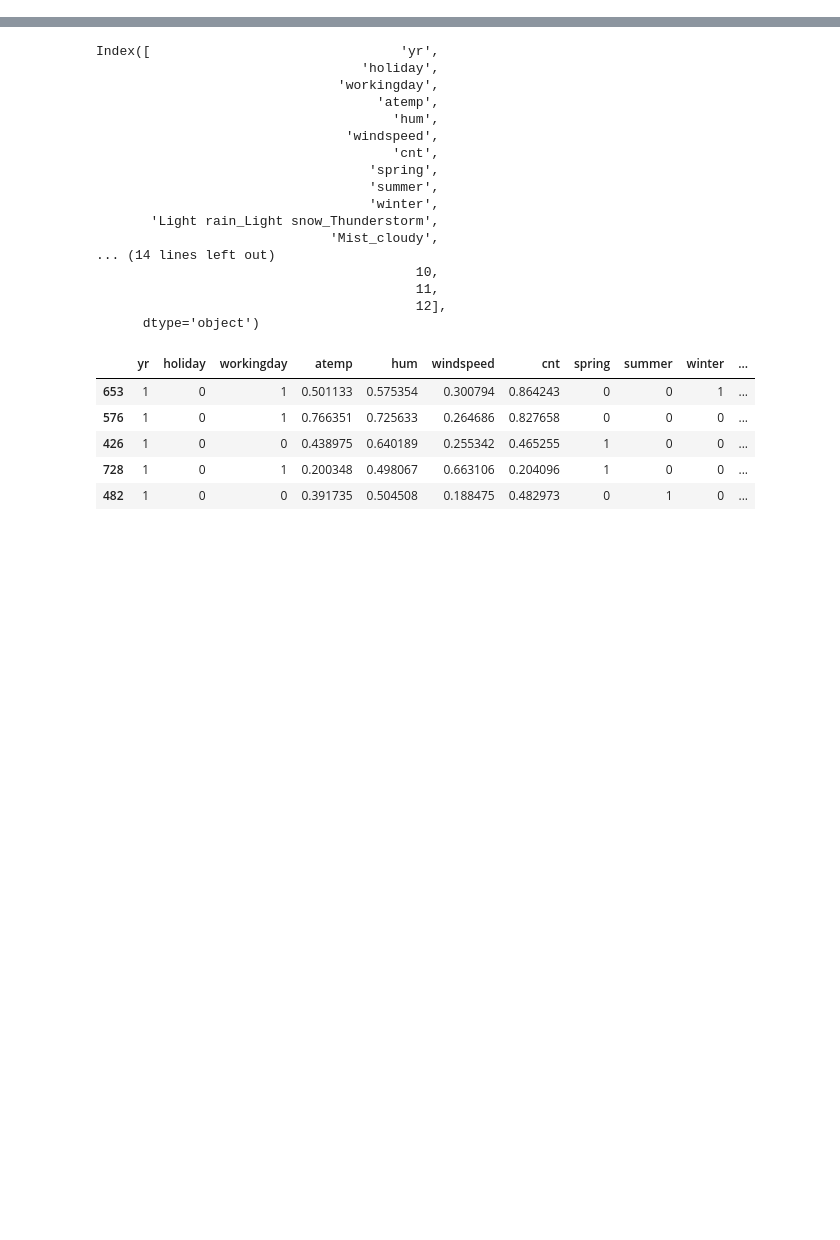
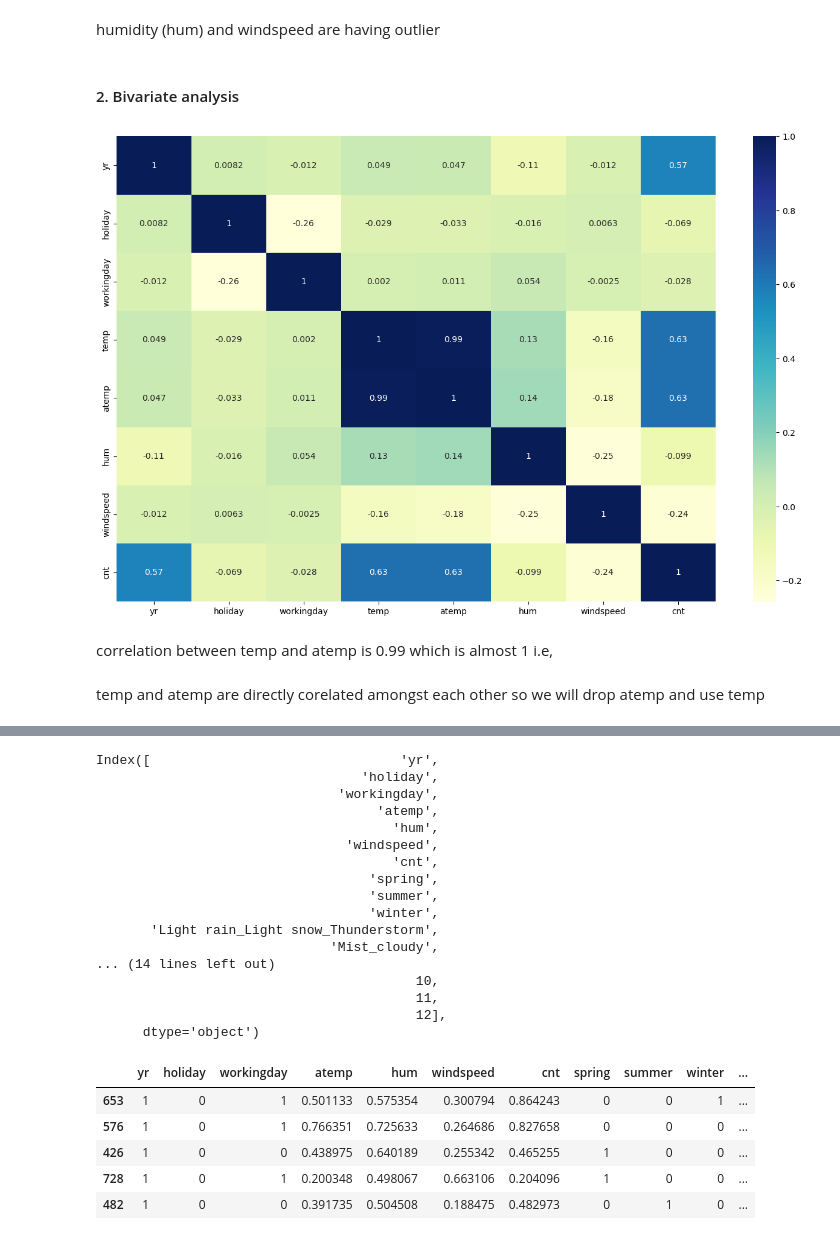
Before and after one commit to rubi-bakshi/Book-Bike-sharing-Analysis, a Jupyter notebook: Bike Assignment.ipynb, the cells around one changed output, grey strips where cells are left out. Saved outputs shown, nothing was run; the diff lists cells and outputs as text; code cells hidden in the pictures; blank space fills up the shorter version.

```diff
--- a/Bike Assignment.ipynb
+++ b/Bike Assignment.ipynb
@@ -402,0 +325,15 @@ df_test.head()
+# %% [markdown]
+humidity (hum) and windspeed are having outlier
+# %% [markdown]
+#### 2. Bivariate analysis
+# %%
+#let check the correlation between temp and atemp according to paiplot graph
+plt.figure(figsize = (16, 10))
+sns.heatmap(bikes_data.corr(), annot = True, cmap="YlGnBu")
+plt.show()
+# %% [output]
+[figure, added]
+# %% [markdown]
+correlation between temp and atemp is 0.99 which is almost 1 i.e,
+# %% [markdown]
+temp and atemp are directly corelated amongst each other so we will drop atemp and use temp
```
Also changed, not shown: parts of 83 cells of this notebook.
